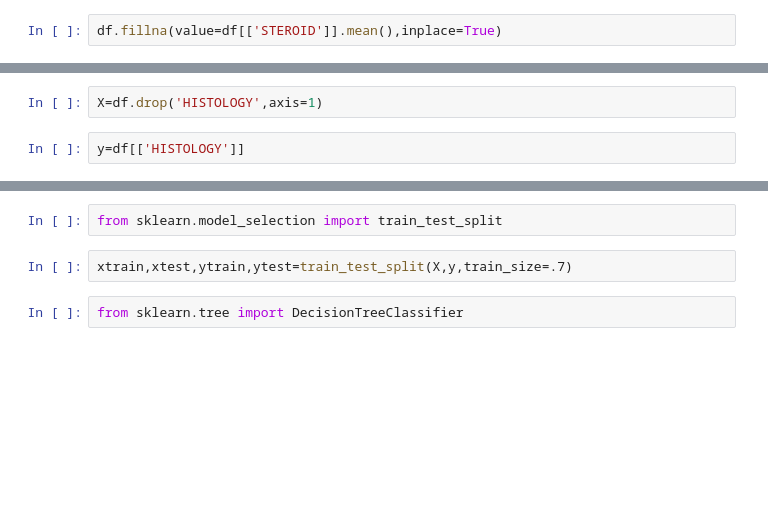
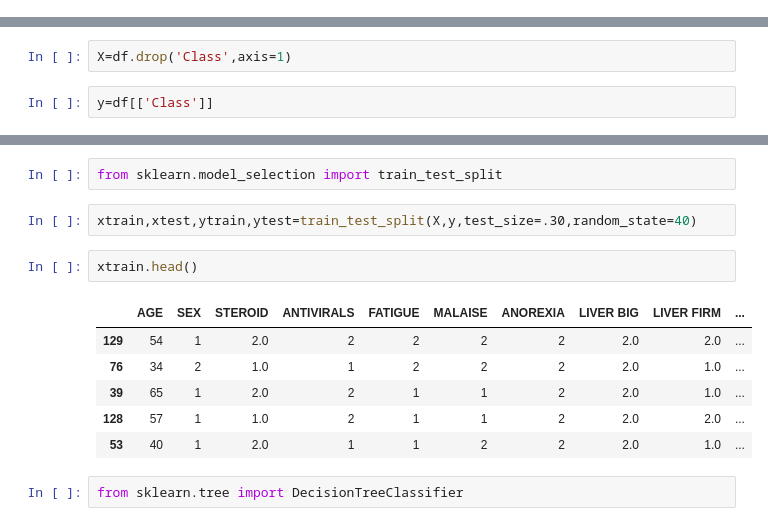
Before and after one commit to Shawon5030/dc1, a Jupyter notebook: dc.ipynb, the cells around one changed output, grey strips where cells are left out. Cells and saved outputs as stored; diff of their text form; blank space fills up the shorter version.

```diff
--- a/dc.ipynb
+++ b/dc.ipynb
@@ -138,5 +74,3 @@ df.fillna(value=j,inplace=True)
-# %%
-df.fillna(value=df[['STEROID']].mean(),inplace=True)
 # %%
 df.isnull().sum()
 # %% [output]
@@ -169,9 +103,9 @@ df.isnull().sum().sum()
 # %% [output]
 0
 # %%
-X=df.drop('HISTOLOGY',axis=1)
+X=df.drop('Class',axis=1)
 # %%
-y=df[['HISTOLOGY']]
+y=df[['Class']]
 # %%
 #1 indicates a positive case and 0 indicates a negative case.
 # %% [markdown]
@@ -179,7 +113,16 @@ y=df[['HISTOLOGY']]
 # %%
 from sklearn.model_selection import train_test_split
 # %%
-xtrain,xtest,ytrain,ytest=train_test_split(X,y,train_size=.7)
+xtrain,xtest,ytrain,ytest=train_test_split(X,y,test_size=.30,random_state=40)
+# %%
+xtrain.head()
+# %% [output]
+|  | AGE | SEX | STEROID | ANTIVIRALS | FATIGUE | MALAISE | ANOREXIA | LIVER BIG | LIVER FIRM | ... |
+| 129 | 54 | 1 | 2.0 | 2 | 2 | 2 | 2 | 2.0 | 2.0 | ... |
+| 76 | 34 | 2 | 1.0 | 1 | 2 | 2 | 2 | 2.0 | 1.0 | ... |
+| 39 | 65 | 1 | 2.0 | 2 | 1 | 1 | 2 | 2.0 | 1.0 | ... |
+| 128 | 57 | 1 | 1.0 | 2 | 1 | 1 | 2 | 2.0 | 2.0 | ... |
+| 53 | 40 | 1 | 2.0 | 1 | 1 | 2 | 2 | 2.0 | 1.0 | ... |
 # %%
 from sklearn.tree import DecisionTreeClassifier
 # %%
```
Also changed, not shown: parts of 37 cells of this notebook.
